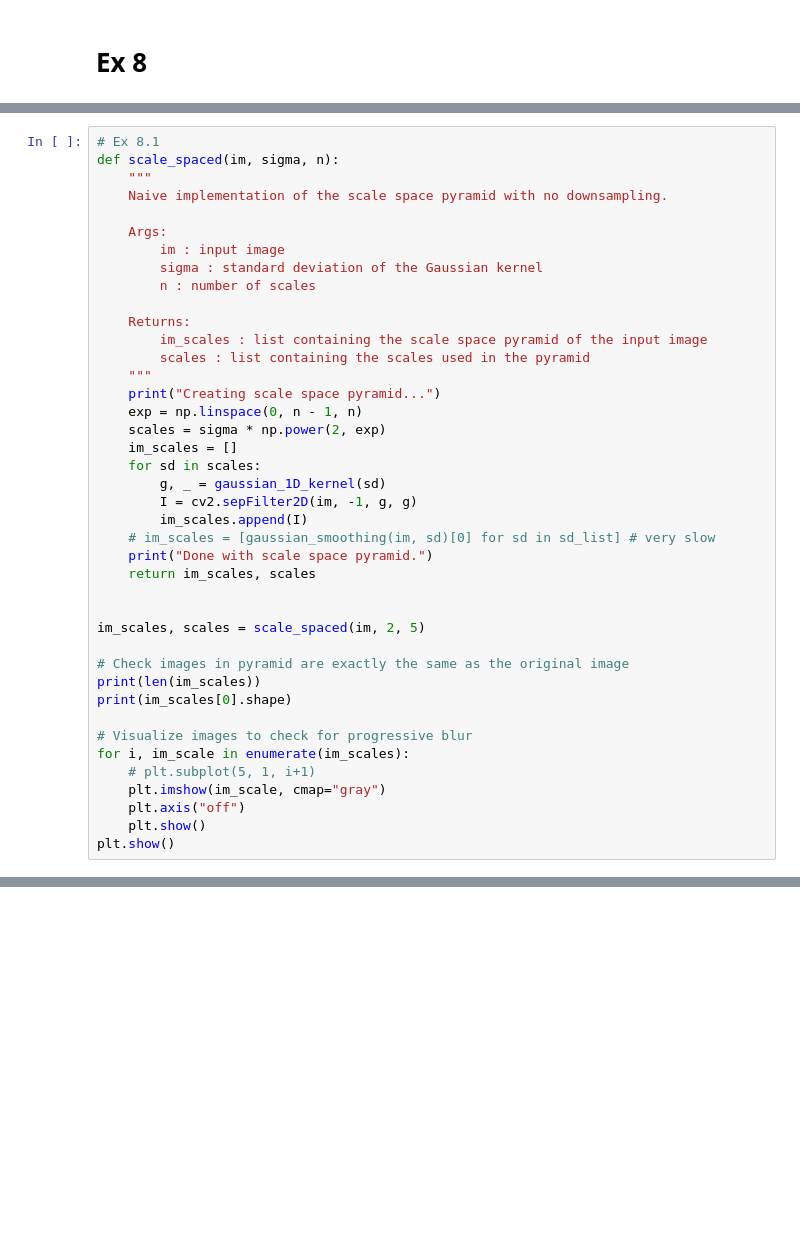
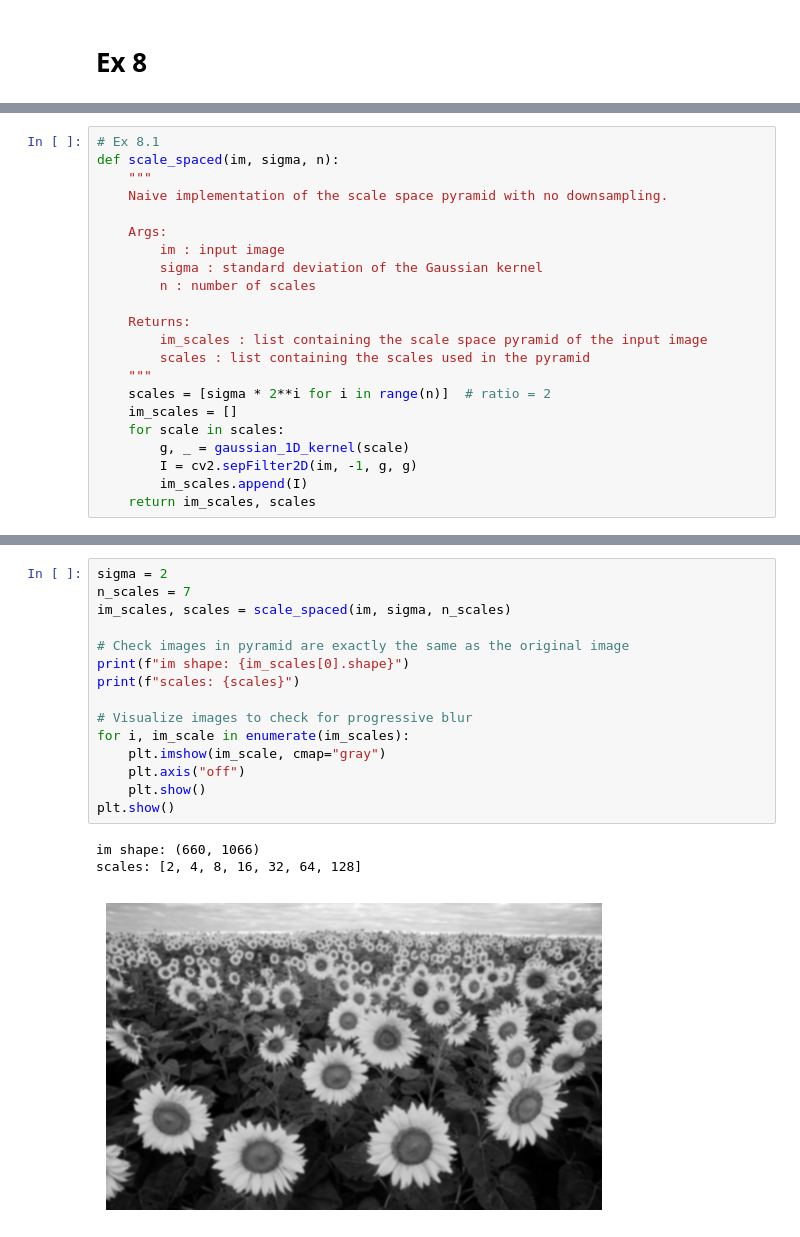
Before and after one commit to yufanana/ComputerVision02504, a Jupyter notebook: exercises/ex8.ipynb, the cells around one changed output, grey strips where cells are left out. Saved outputs shown, nothing was run; the diff lists cells and outputs as text; blank space fills up the shorter version.

```diff
--- a/exercises/ex8.ipynb
+++ b/exercises/ex8.ipynb
@@ -33,29 +63,10 @@ def scale_spaced(im, sigma, n):
         im_scales : list containing the scale space pyramid of the input image
         scales : list containing the scales used in the pyramid
     """
-    print("Creating scale space pyramid...")
-    exp = np.linspace(0, n - 1, n)
-    scales = sigma * np.power(2, exp)
+    scales = [sigma * 2**i for i in range(n)]  # ratio = 2
     im_scales = []
-    for sd in scales:
-        g, _ = gaussian_1D_kernel(sd)
+    for scale in scales:
+        g, _ = gaussian_1D_kernel(scale)
         I = cv2.sepFilter2D(im, -1, g, g)
         im_scales.append(I)
-    # im_scales = [gaussian_smoothing(im, sd)[0] for sd in sd_list] # very slow
-    print("Done with scale space pyramid.")
     return im_scales, scales
-
-
-im_scales, scales = scale_spaced(im, 2, 5)
-
-# Check images in pyramid are exactly the same as the original image
-print(len(im_scales))
-print(im_scales[0].shape)
-
-# Visualize images to check for progressive blur
-for i, im_scale in enumerate(im_scales):
-    # plt.subplot(5, 1, i+1)
-    plt.imshow(im_scale, cmap="gray")
-    plt.axis("off")
-    plt.show()
-plt.show()
@@ -69,0 +73,19 @@ plt.show()
+# %%
+sigma = 2
+n_scales = 7
+im_scales, scales = scale_spaced(im, sigma, n_scales)
+
+# Check images in pyramid are exactly the same as the original image
+print(f"im shape: {im_scales[0].shape}")
+print(f"scales: {scales}")
+
+# Visualize images to check for progressive blur
+for i, im_scale in enumerate(im_scales):
+    plt.imshow(im_scale, cmap="gray")
+    plt.axis("off")
+    plt.show()
+plt.show()
+# %% [output]
+im shape: (660, 1066)
+scales: [2, 4, 8, 16, 32, 64, 128]
+[figure, added]
```
Also changed, not shown: parts of 16 cells of this notebook, 3 other files.
